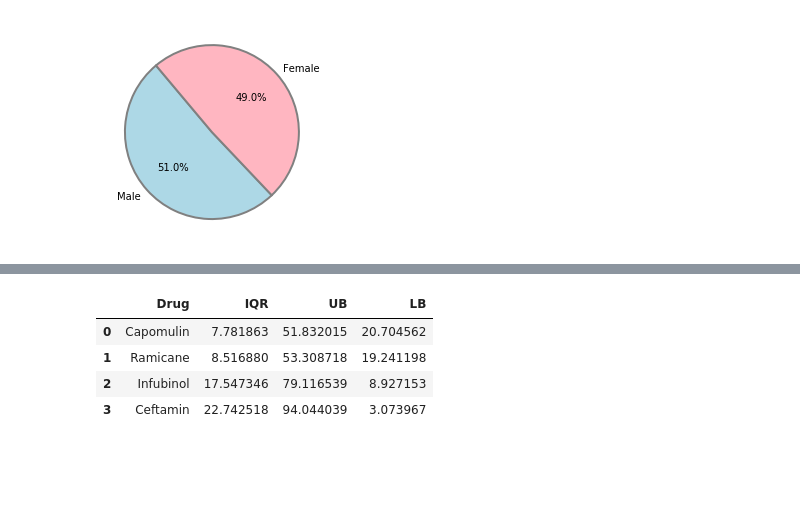
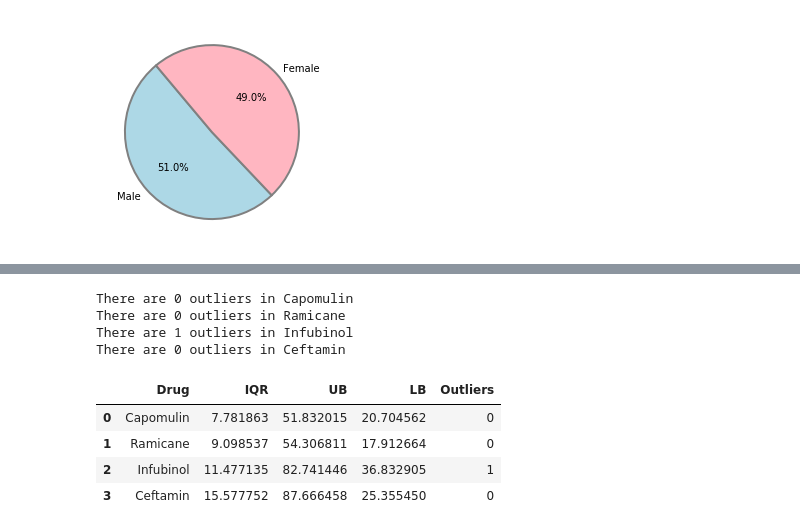
Before and after one commit to tylerhill122/matplotlib-challenge, a Jupyter notebook: Pymaceuticals.ipynb, the cells around one changed output, grey strips where cells are left out. Saved outputs shown, nothing was run; the diff lists cells and outputs as text; code cells hidden in the pictures; blank space fills up the shorter version.

Commit message:
outlier detector

```diff
--- a/Pymaceuticals.ipynb
+++ b/Pymaceuticals.ipynb
@@ -217,40 +217,63 @@ drugs = ["Capomulin", "Ramicane", "Infubinol", "Ceftamin"]
 # %%
 # Create empty list to fill with tumor vol data (for plotting)
 tumor_vol = []
 
+# Calculate the IQR and quantitatively determine if there are any potential outliers.
 iqr_dict = {
     "Drug": [],
     "IQR": [],
     "UB": [],
-    "LB": []
+    "LB": [],
+    "Outliers": [],
 }
 
+# Locate the rows which contain mice on each drug
 for drug in drugs:
-    drug1 = new_mouse_df.loc[(new_mouse_df["Drug Regimen"] == drug)]
+    # sort by drug
+    drug1 = new_mouse_df.loc[new_mouse_df["Drug Regimen"] == drug]
+    # locate the row where timepoint is the last timepoint
     drug2 = drug1.loc[drug1["Timepoint_x"] == drug1["Timepoint_y"]]
+    # declare tumor volume value
     tv = drug2["Tumor Volume (mm3)"]
+    # append tumor volume to tumor_vol list
     tumor_vol.append(tv)
 
-    quartiles = np.quantile(tumor_vol, q = np.arange(0.25, 1, 0.25))
-    lowerq = quartiles[0]
-    upperq = quartiles[2]
+    # determine quartiles and IQR
+    quartiles = tv.quantile([0.25,0.5,0.75])
+    lowerq = quartiles[0.25]
+    upperq = quartiles[0.75]
     iqr = upperq-lowerq
 
+    # determine upper and lower bound to check for outliers
     lower_bound = lowerq - (1.5*iqr)
     upper_bound = upperq + (1.5*iqr)
 
+    # append dictionary to track IQR and UB/LB for each drug
     iqr_dict["Drug"].append(drug)
     iqr_dict["IQR"].append(iqr)
     iqr_dict["UB"].append(upper_bound)
     iqr_dict["LB"].append(lower_bound)
 
+    outliers = (tv.loc[(drug2["Tumor Volume (mm3)"] >= upper_bound) | (drug2["Tumor Volume (mm3)"] <= lower_bound)]).count()
+    iqr_dict["Outliers"].append(outliers)
+    print(f'There are {outliers} outliers in {drug}')
+
+# for val in tumor_vol[0]:
+#     if val < lower_bound:
+#         print("there is an outlier")
+#     elif val > upper_bound:
+#         print("there is an outlier")
+
+# create DataFrame from dictioary
 iqr_df = pd.DataFrame(iqr_dict)
 iqr_df.head()
-
-#     print(f'{drug}, IQR: {iqr} Lower Bound: {lower_bound} Upper Bound: {upper_bound}')
 # %% [output]
+There are 0 outliers in Capomulin
+There are 0 outliers in Ramicane
+There are 1 outliers in Infubinol
+There are 0 outliers in Ceftamin
-|  | Drug | IQR | UB | LB |
-| 0 | Capomulin | 7.781863 | 51.832015 | 20.704562 |
-| 1 | Ramicane | 8.516880 | 53.308718 | 19.241198 |
-| 2 | Infubinol | 17.547346 | 79.116539 | 8.927153 |
-| 3 | Ceftamin | 22.742518 | 94.044039 | 3.073967 |
+|  | Drug | IQR | UB | LB | Outliers |
+| 0 | Capomulin | 7.781863 | 51.832015 | 20.704562 | 0 |
+| 1 | Ramicane | 9.098537 | 54.306811 | 17.912664 | 0 |
+| 2 | Infubinol | 11.477135 | 82.741446 | 36.832905 | 1 |
+| 3 | Ceftamin | 15.577752 | 87.666458 | 25.355450 | 0 |
```
Also changed, not shown: parts of 1 cell of this notebook.
